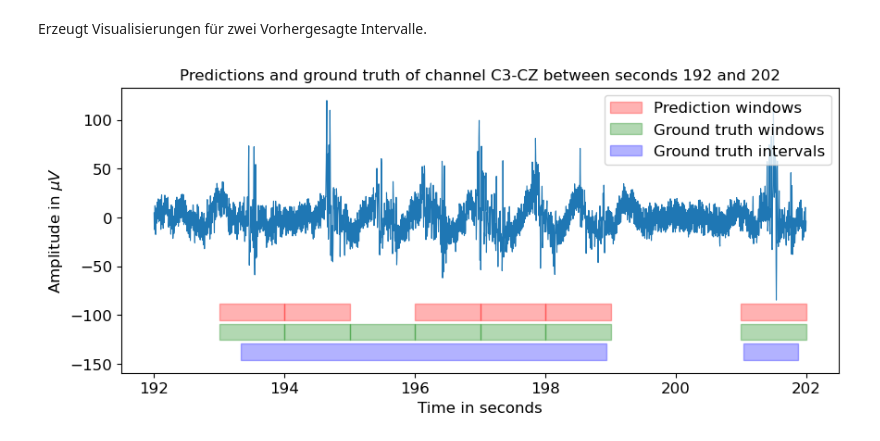
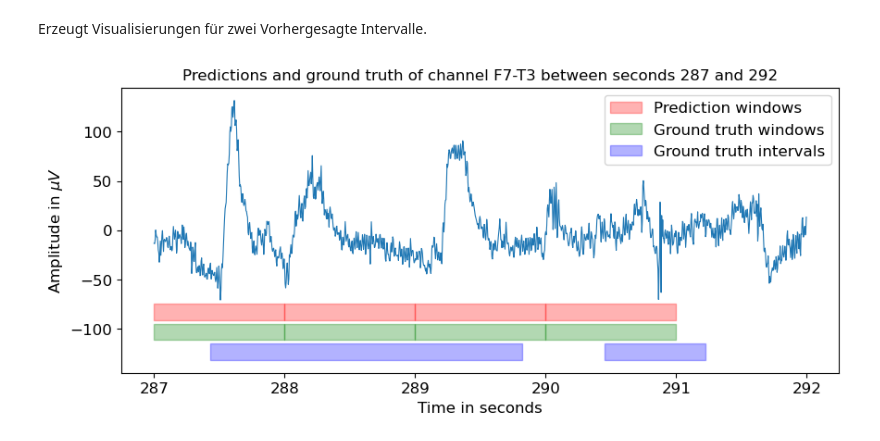
Before and after one commit to stuckkk/artifact-detection-seminar, a Jupyter notebook: experiments/04 - Thesis/exp_04_07.ipynb, the cells around one changed output. Saved outputs shown, nothing was run; the diff lists cells and outputs as text; code cells hidden in the pictures.

```diff
--- a/experiments/04 - Thesis/exp_04_07.ipynb
+++ b/experiments/04 - Thesis/exp_04_07.ipynb
@@ -15,8 +15,8 @@ from matplotlib import pyplot as plt
 dataset_path = '../../../../tuar_processed'
 feature_file = '../03 - Training/features/features.hdf5'
 recordings = ['aaaaadmi_s012_t005']
-channels = ['C3-CZ']
-intervals = [(192, 202)]
+channels = ['F7-T3']
+intervals = [(287, 292)]
 model_path = '../03 - Training/models/07-12-25 13-44-13.joblib'
 importance_path = '../03 - Training/output/exp_03_12_feature_importance.joblib'
 
@@ -30,31 +30,31 @@ fig, axes = plt.subplots(1, 1, figsize=(10, 4))
 for recording, channel, (start, stop), ax in zip(recordings, channels, intervals, [axes]):
     with h5py.File(feature_file) as f:
         channel_group = f[recording][channel]
         feature_vector_list = []
         features = [feat for feat in channel_group.keys() if not feat.startswith('labels')]
         for feature in features:
             feature_vector_list.append(channel_group[feature][:])
         feature_matrix = np.column_stack(feature_vector_list)
         feature_matrix = feature_matrix[:, top_n_features_idx]
         y_true = channel_group['labels'][:]
 
     recording_edf = recording + '.edf'
 
     for root, dirs, files in os.walk(dataset_path):
         if recording_edf not in files:
             continue
 
         recording_edf_path = os.path.join(root, recording_edf)
         with pyedflib.EdfReader(recording_edf_path) as reader:
             channel_data = reader.readSignal(reader.getSignalLabels().index(channel))
             split = os.path.basename(root)
 
     clf = joblib.load(model_path)
 
     y_pred = clf.predict(feature_matrix)
     ax = visualize_model_predictions(ax, channel_data, y_true, y_pred, start, stop, os.path.join(dataset_path, split, recording + '.csv'), channel, fontsize=12)
 
 fig.savefig('output/exp_04_07_prediction_visualization_presentation.pdf', bbox_inches='tight')
 fig.show()
 # %% [output]
-[figure, old version]
+[figure, new version]
```
Also changed, not shown: 1 other file.
